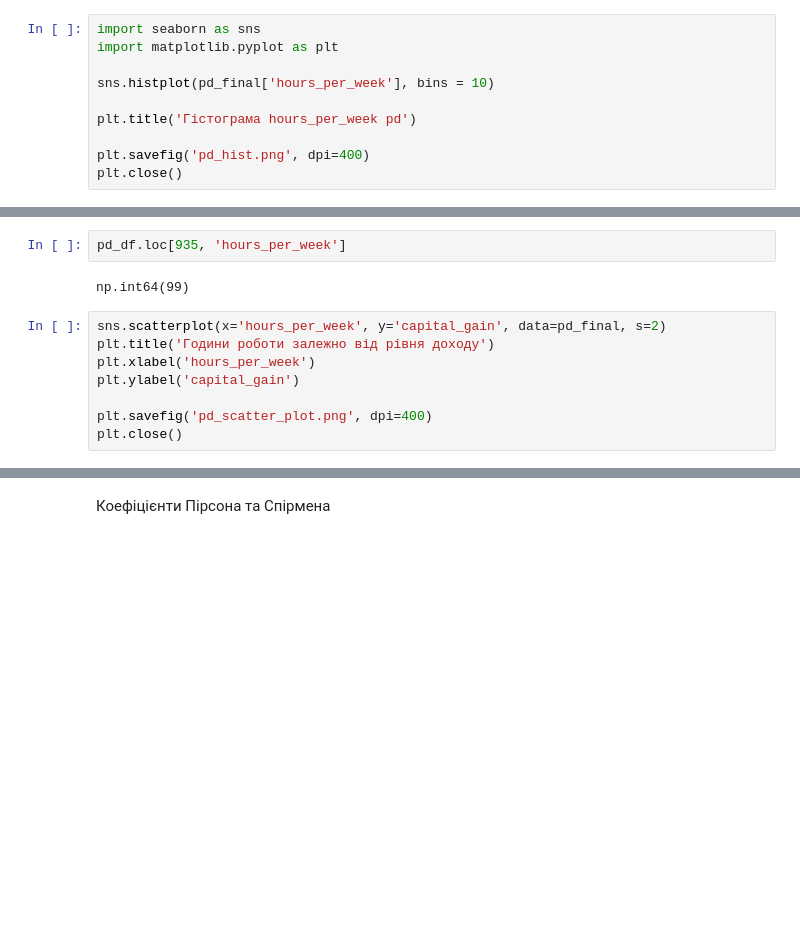
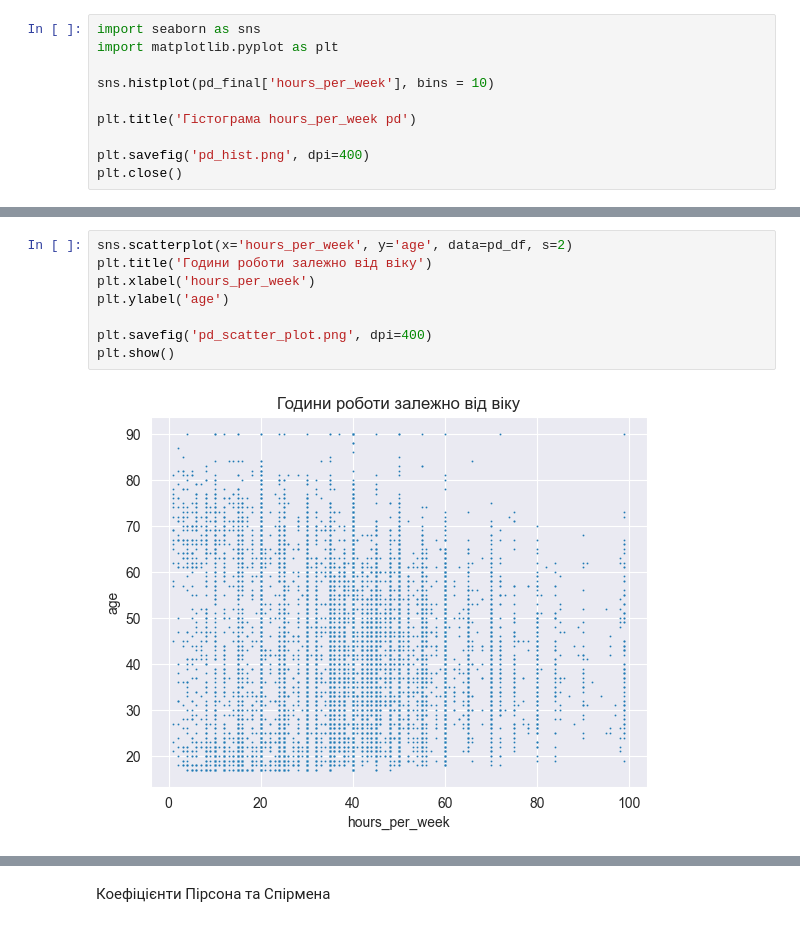
Before and after one commit to another-cactus/ad_lab, a Jupyter notebook: l4/l4_2.ipynb, the cells around one changed output, grey strips where cells are left out. Drawn from its saved outputs; the diff is of its cells as text; blank space fills up the shorter version.

```diff
--- a/l4/l4_2.ipynb
+++ b/l4/l4_2.ipynb
@@ -171,15 +173,13 @@ plt.close()
-# %%
-pd_df.loc[935, 'hours_per_week']
-# %% [output]
-np.int64(99)
 # %%
-sns.scatterplot(x='hours_per_week', y='capital_gain', data=pd_final, s=2)
-plt.title('Години роботи залежно від рівня доходу')
+sns.scatterplot(x='hours_per_week', y='age', data=pd_df, s=2)
+plt.title('Години роботи залежно від віку')
 plt.xlabel('hours_per_week')
-plt.ylabel('capital_gain')
+plt.ylabel('age')
 
 plt.savefig('pd_scatter_plot.png', dpi=400)
-plt.close()
+plt.show()
+# %% [output]
+[figure, added]
 # %%
 attr_x=np_final[:, -1].astype(float)
 attr_y=np_final[:, -3].astype(float)
```
Also changed, not shown: parts of 8 cells of this notebook, 4 other files.
